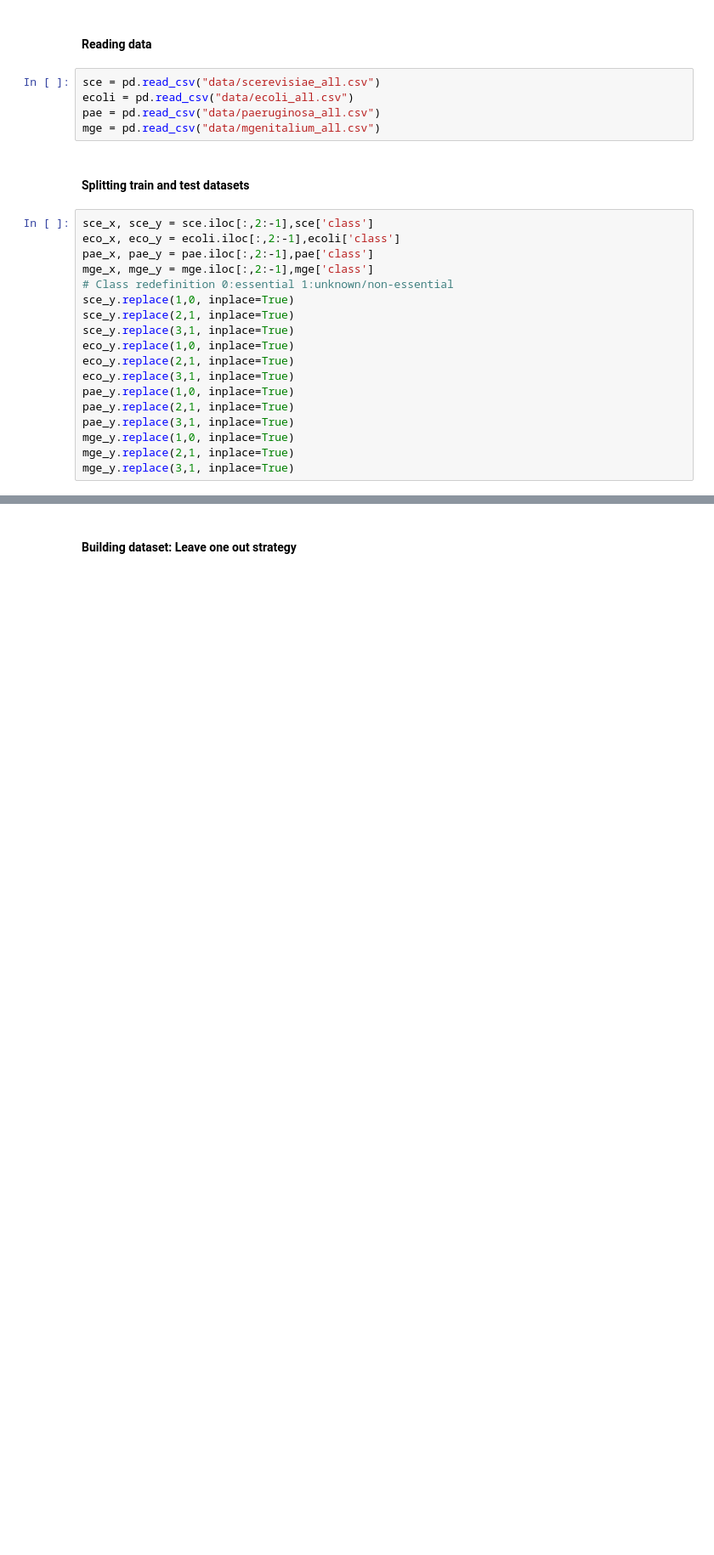
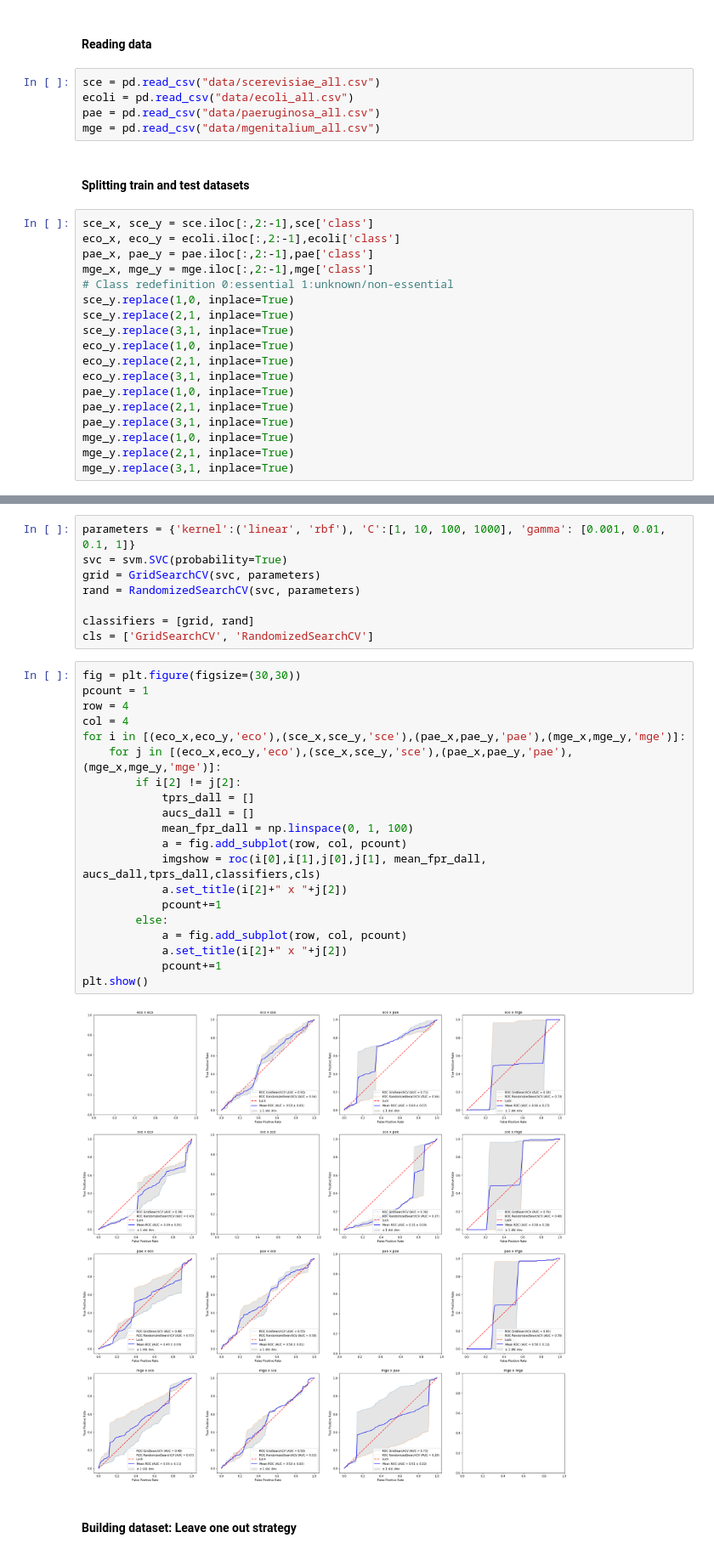
Before and after one commit to heriosousa/Projeto-Essencial, a Jupyter notebook: Machine Learning Approach.ipynb, the cells around one changed output, grey strips where cells are left out. Shown at 85% size. Saved outputs shown, nothing was run; the diff lists cells and outputs as text; blank space fills up the shorter version.

```diff
--- a/Machine Learning Approach.ipynb
+++ b/Machine Learning Approach.ipynb
@@ -137,2 +165,32 @@ mge_y.replace(3,1, inplace=True)
+# %%
+parameters = {'kernel':('linear', 'rbf'), 'C':[1, 10, 100, 1000], 'gamma': [0.001, 0.01, 0.1, 1]}
+svc = svm.SVC(probability=True)
+grid = GridSearchCV(svc, parameters)
+rand = RandomizedSearchCV(svc, parameters)
+
+classifiers = [grid, rand]
+cls = ['GridSearchCV', 'RandomizedSearchCV']
+# %%
+fig = plt.figure(figsize=(30,30))
+pcount = 1
+row = 4
+col = 4
+for i in [(eco_x,eco_y,'eco'),(sce_x,sce_y,'sce'),(pae_x,pae_y,'pae'),(mge_x,mge_y,'mge')]:
+    for j in [(eco_x,eco_y,'eco'),(sce_x,sce_y,'sce'),(pae_x,pae_y,'pae'),(mge_x,mge_y,'mge')]:
+        if i[2] != j[2]:
+            tprs_dall = []
+            aucs_dall = []
+            mean_fpr_dall = np.linspace(0, 1, 100)
+            a = fig.add_subplot(row, col, pcount)
+            imgshow = roc(i[0],i[1],j[0],j[1], mean_fpr_dall, aucs_dall,tprs_dall,classifiers,cls)
+            a.set_title(i[2]+" x "+j[2])
+            pcount+=1
+        else:
+            a = fig.add_subplot(row, col, pcount)
+            a.set_title(i[2]+" x "+j[2])
+            pcount+=1
+plt.show()
+# %% [output]
+[figure, added]
 # %% [markdown]
 #### Building dataset: Leave one out strategy
```
Also changed, not shown: parts of 12 cells of this notebook, 3 other files.
